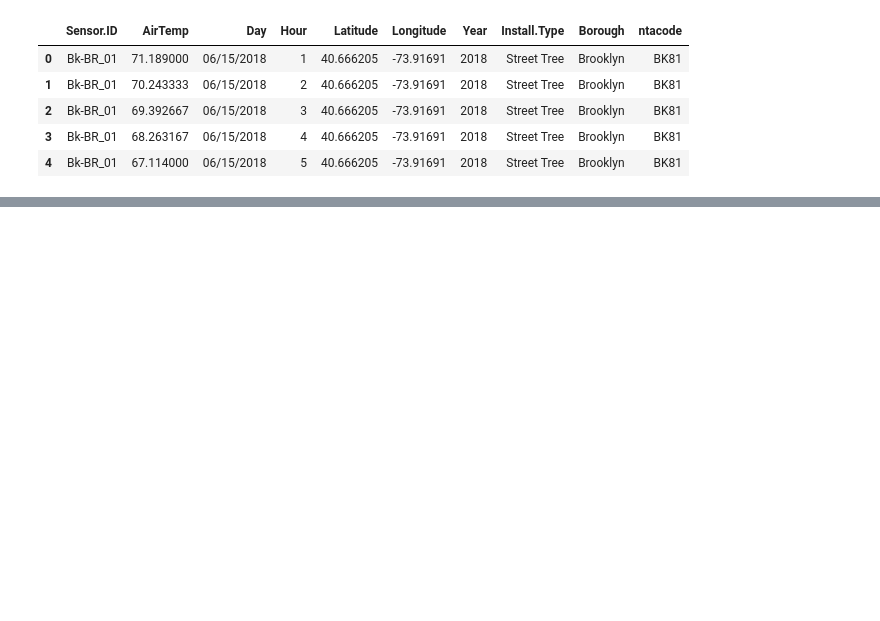
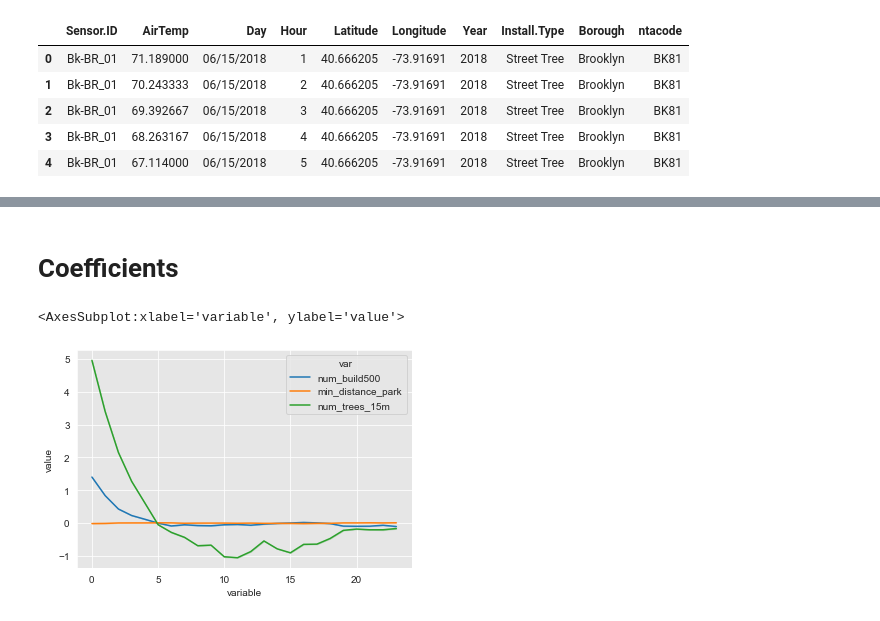
Before and after one commit to skaragou/UHInyc, a Jupyter notebook: averaged_24h_model.ipynb, the cells around one changed output, grey strips where cells are left out. Cells and saved outputs as stored; diff of their text form; code cells hidden in the pictures; blank space fills up the shorter version.

```diff
--- a/averaged_24h_model.ipynb
+++ b/averaged_24h_model.ipynb
@@ -98,2 +169,19 @@ d = {'N': N, 'M': X_size, 'H': H, 'K': K, 'X': shuff_X, 'y': shuff_y,'beta_mean'
+# %% [markdown]
+# Coefficients
+# %%
+cols = ['num_build500','min_distance_park','num_trees_15m']
+i2v = {i:v for i,v in enumerate(cols)}
+
+df2 = pd.DataFrame()
+for i in range(len(cols)):
+    temp = pd.DataFrame(b[:,:,i])
+    temp['var'] = i2v[i]
+    df2 = df2.append(temp)
+
+df2 = pd.melt(df2,id_vars=['var'], value_vars=list(range(24)))
+sns.lineplot(data=df2,x='variable',y='value',hue='var')
+# %% [output]
+<AxesSubplot:xlabel='variable', ylabel='value'>
+[figure, added]
 # %%
 model = CmdStanModel(stan_file=MODEL_PATH)
```
Also changed, not shown: parts of 49 cells of this notebook, 49 other files.
